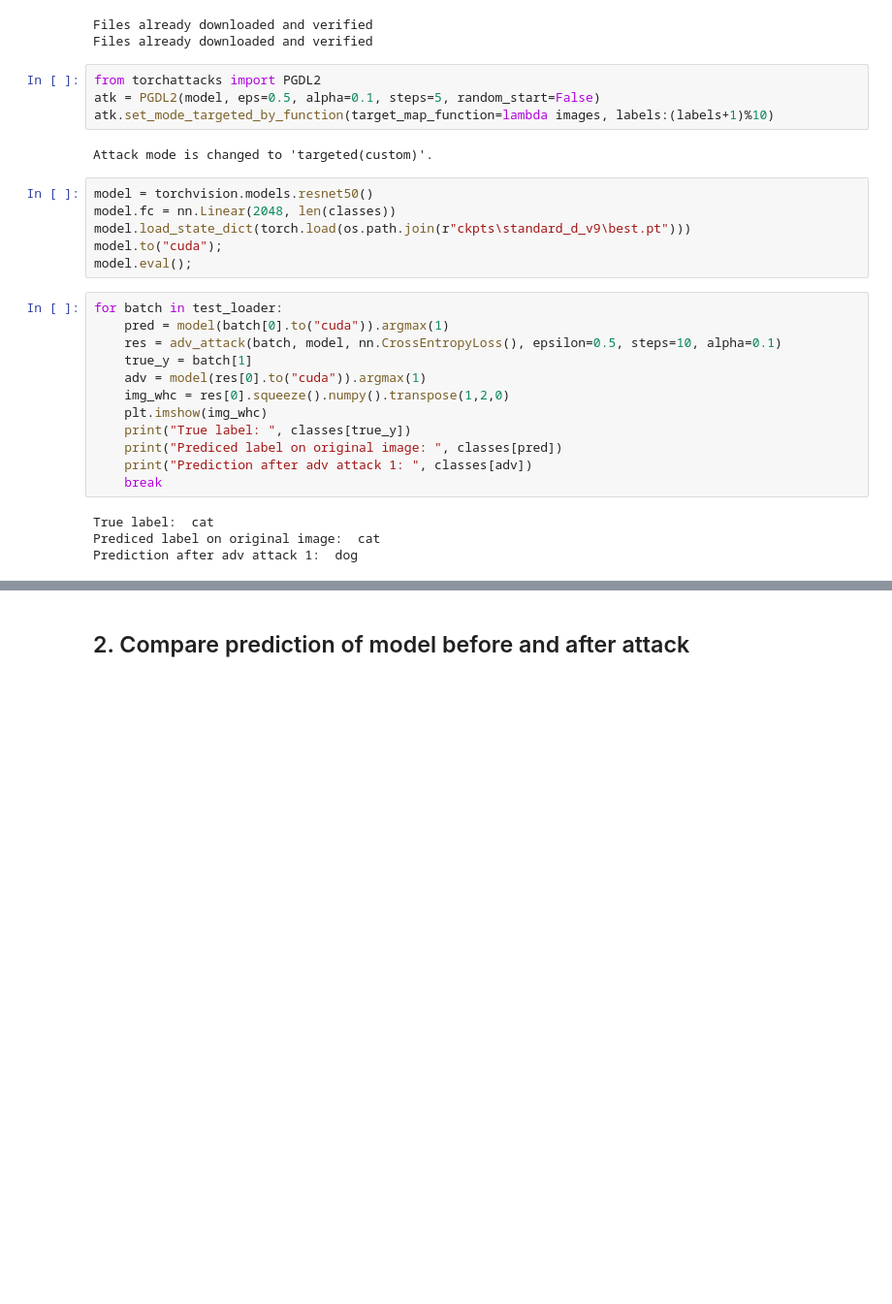
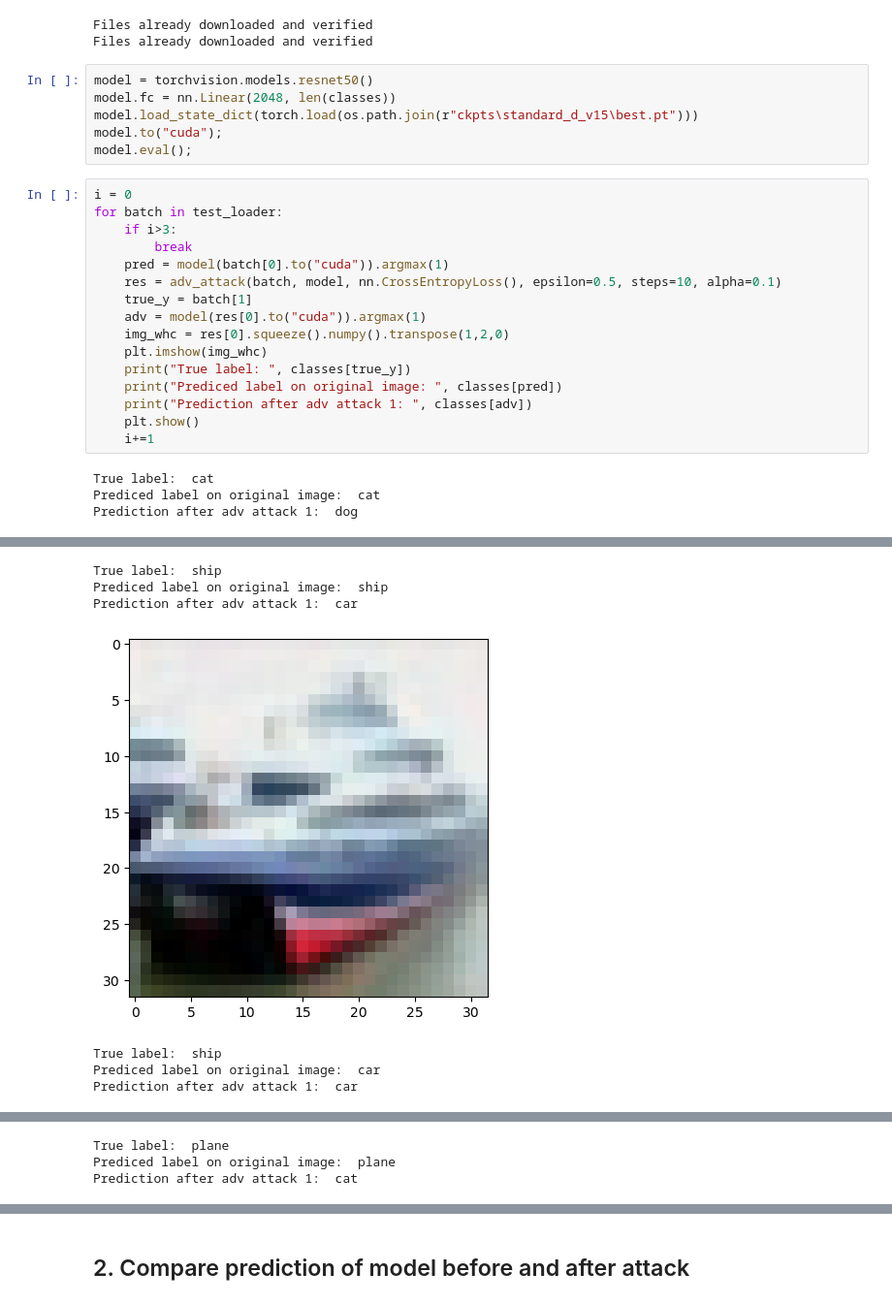
Before and after one commit to franziska-denk/practical-work, a Jupyter notebook: 00-sanity-checks.ipynb, the cells around one changed output, grey strips where cells are left out. Shown at 97% size. Saved outputs shown, nothing was run; the diff lists cells and outputs as text; blank space fills up the shorter version.

```diff
--- a/00-sanity-checks.ipynb
+++ b/00-sanity-checks.ipynb
@@ -56,32 +56,37 @@ _, test_loader = data["test"]
 # %% [output]
 Files already downloaded and verified
 Files already downloaded and verified
-# %%
-from torchattacks import PGDL2
-atk = PGDL2(model, eps=0.5, alpha=0.1, steps=5, random_start=False)
-atk.set_mode_targeted_by_function(target_map_function=lambda images, labels:(labels+1)%10)
-# %% [output]
-Attack mode is changed to 'targeted(custom)'.
 # %%
 model = torchvision.models.resnet50()
 model.fc = nn.Linear(2048, len(classes))
-model.load_state_dict(torch.load(os.path.join(r"ckpts\standard_d_v9\best.pt")))
+model.load_state_dict(torch.load(os.path.join(r"ckpts\standard_d_v15\best.pt")))
 model.to("cuda");
 model.eval();
 # %%
+i = 0
 for batch in test_loader:
+    if i>3:
+        break
     pred = model(batch[0].to("cuda")).argmax(1)
     res = adv_attack(batch, model, nn.CrossEntropyLoss(), epsilon=0.5, steps=10, alpha=0.1)
     true_y = batch[1]
     adv = model(res[0].to("cuda")).argmax(1)
     img_whc = res[0].squeeze().numpy().transpose(1,2,0)
     plt.imshow(img_whc)
     print("True label: ", classes[true_y])
     print("Prediced label on original image: ", classes[pred])
     print("Prediction after adv attack 1: ", classes[adv])
-    break
+    plt.show()
+    i+=1
 # %% [output]
 True label:  cat
 Prediced label on original image:  cat
 Prediction after adv attack 1:  dog
 [figure]
+True label:  ship
+Prediced label on original image:  ship
+Prediction after adv attack 1:  car
+[figure, added]
+True label:  ship
+Prediced label on original image:  car
+Prediction after adv attack 1:  car
@@ -87,0 +94,3 @@ Prediction after adv attack 1:  dog
+True label:  plane
+Prediced label on original image:  plane
+Prediction after adv attack 1:  cat
```
Also changed, not shown: parts of 2 cells of this notebook.
